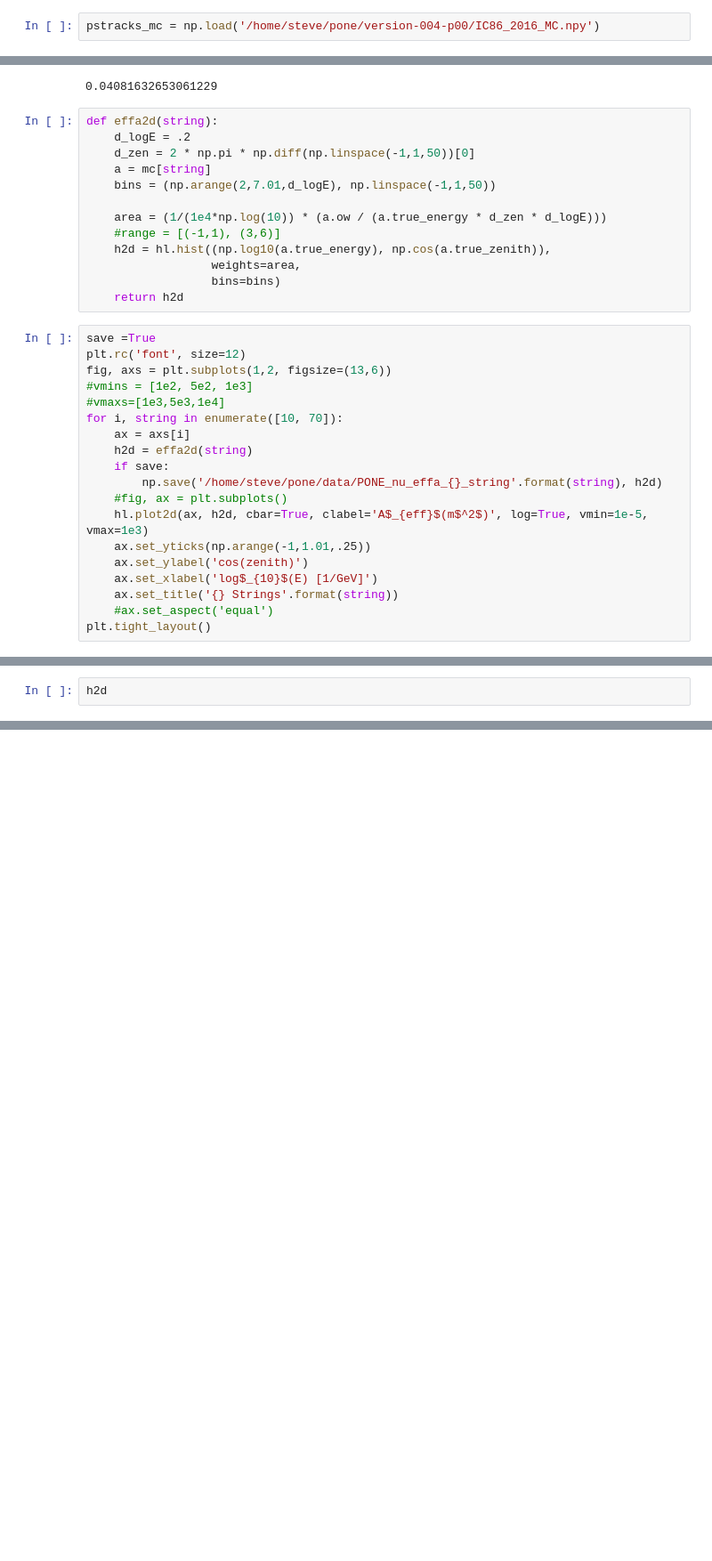
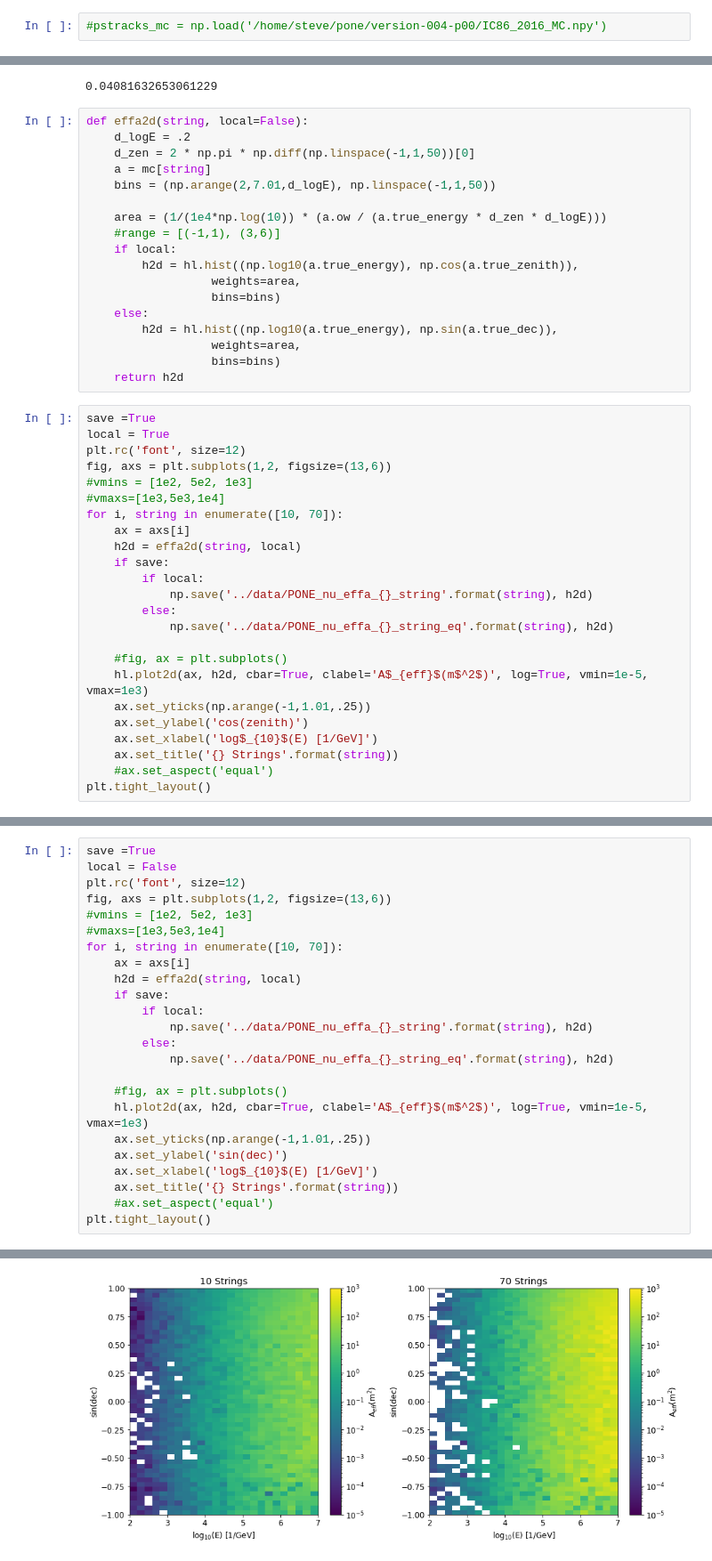
Before and after one commit to ssclafani949/pone_scripts, a Jupyter notebook: nb/calc_effa_from_nugen.ipynb, the cells around one changed output, grey strips where cells are left out. Shown at 89% size. Drawn from its saved outputs; the diff is of its cells as text; blank space fills up the shorter version.

```diff
--- a/nb/calc_effa_from_nugen.ipynb
+++ b/nb/calc_effa_from_nugen.ipynb
@@ -221,5 +220,5 @@ plt.legend(ncol=1)
 # %%
 #Effective Area / Geometric Area IceCube & Pone
 # %%
-pstracks_mc = np.load('/home/steve/pone/version-004-p00/IC86_2016_MC.npy')
+#pstracks_mc = np.load('/home/steve/pone/version-004-p00/IC86_2016_MC.npy')
 # %%
@@ -261,7 +253,7 @@ np.diff(np.linspace(-1,1,50))[0]
 # %% [output]
 0.04081632653061229
 # %%
-def effa2d(string):
+def effa2d(string, local=False):
     d_logE = .2
     d_zen = 2 * np.pi * np.diff(np.linspace(-1,1,50))[0]
     a = mc[string]
@@ -269,21 +261,31 @@ def effa2d(string):
 
     area = (1/(1e4*np.log(10)) * (a.ow / (a.true_energy * d_zen * d_logE)))
     #range = [(-1,1), (3,6)]
-    h2d = hl.hist((np.log10(a.true_energy), np.cos(a.true_zenith)),
+    if local:
+        h2d = hl.hist((np.log10(a.true_energy), np.cos(a.true_zenith)),
+                  weights=area,
+                  bins=bins)
+    else:
+        h2d = hl.hist((np.log10(a.true_energy), np.sin(a.true_dec)),
                   weights=area,
                   bins=bins)
     return h2d
 # %%
 save =True
+local = True
 plt.rc('font', size=12)
 fig, axs = plt.subplots(1,2, figsize=(13,6))
 #vmins = [1e2, 5e2, 1e3]
 #vmaxs=[1e3,5e3,1e4]
 for i, string in enumerate([10, 70]):
     ax = axs[i]
-    h2d = effa2d(string)
+    h2d = effa2d(string, local)
     if save:
-        np.save('/home/steve/pone/data/PONE_nu_effa_{}_string'.format(string), h2d)
+        if local:
+            np.save('../data/PONE_nu_effa_{}_string'.format(string), h2d)
+        else:
+            np.save('../data/PONE_nu_effa_{}_string_eq'.format(string), h2d)
+
     #fig, ax = plt.subplots()
     hl.plot2d(ax, h2d, cbar=True, clabel='A$_{eff}$(m$^2$)', log=True, vmin=1e-5, vmax=1e3)
     ax.set_yticks(np.arange(-1,1.01,.25))
@@ -295,5 +297,27 @@ plt.tight_layout()
 # %% [output]
 [figure]
 # %%
-h2d
+save =True
+local = False
+plt.rc('font', size=12)
+fig, axs = plt.subplots(1,2, figsize=(13,6))
+#vmins = [1e2, 5e2, 1e3]
+#vmaxs=[1e3,5e3,1e4]
+for i, string in enumerate([10, 70]):
+    ax = axs[i]
+    h2d = effa2d(string, local)
+    if save:
+        if local:
+            np.save('../data/PONE_nu_effa_{}_string'.format(string), h2d)
+        else:
+            np.save('../data/PONE_nu_effa_{}_string_eq'.format(string), h2d)
+
+    #fig, ax = plt.subplots()
+    hl.plot2d(ax, h2d, cbar=True, clabel='A$_{eff}$(m$^2$)', log=True, vmin=1e-5, vmax=1e3)
+    ax.set_yticks(np.arange(-1,1.01,.25))
+    ax.set_ylabel('sin(dec)')
+    ax.set_xlabel('log$_{10}$(E) [1/GeV]')
+    ax.set_title('{} Strings'.format(string))
+    #ax.set_aspect('equal')
+plt.tight_layout()
 # %% [output]
@@ -300,0 +324 @@ Hist(25 bins in [2.0,7.000000000000004], 49 bins in [-1.0,1.0], with sum 73844.2
+[figure, added]
```
Also changed, not shown: parts of 16 cells of this notebook, 4 other files.
